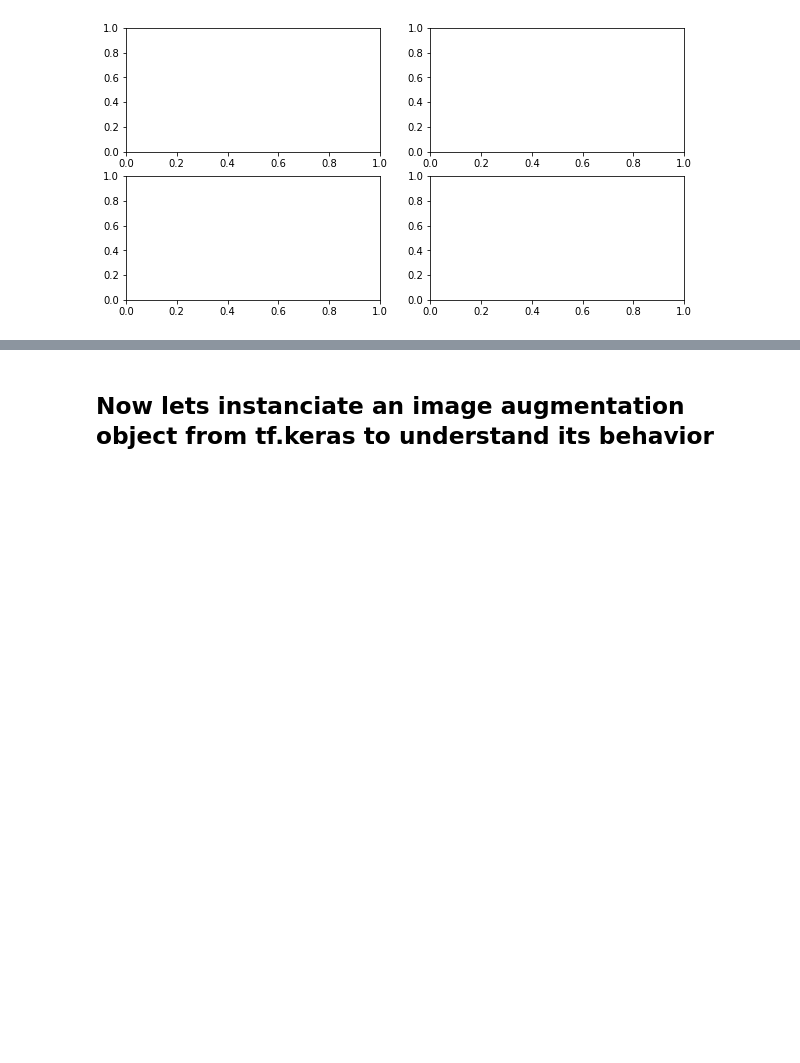
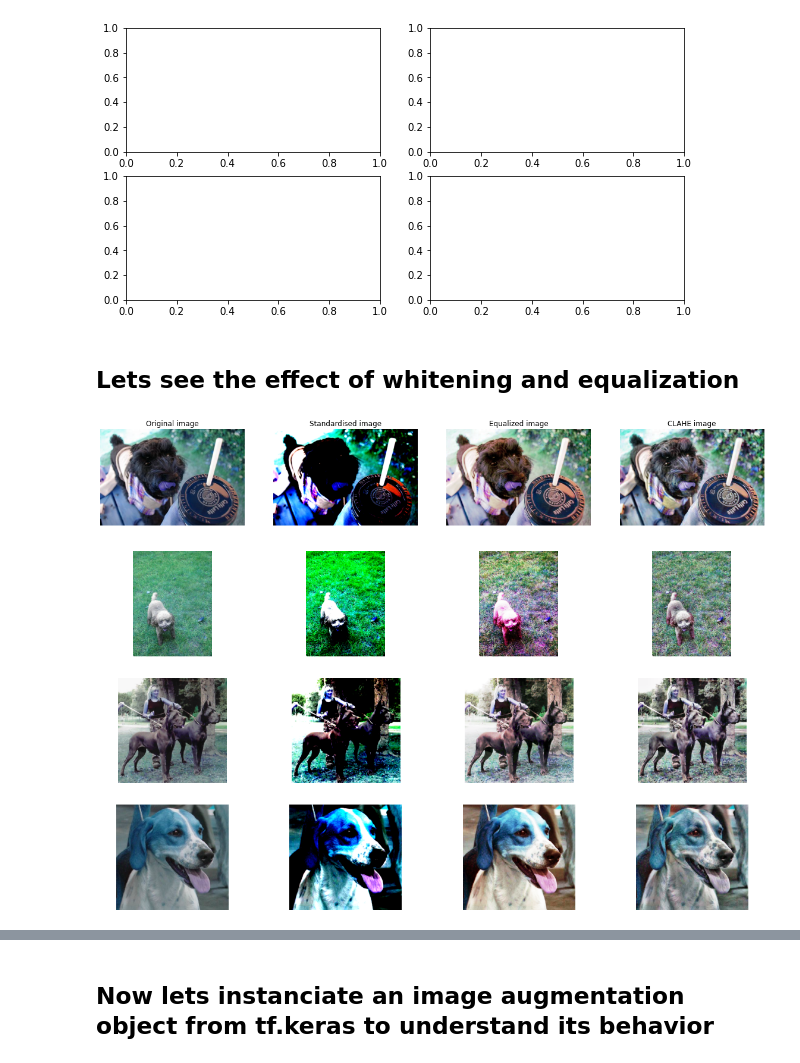
Before and after one commit to Jeremynadal33/classify_stanford_dogs, a Jupyter notebook: baseline.ipynb, the cells around one changed output, grey strips where cells are left out. Drawn from its saved outputs; the diff is of its cells as text; code cells hidden in the pictures; blank space fills up the shorter version.

Commit message:
Added CLAHE pre-processing

```diff
--- a/baseline.ipynb
+++ b/baseline.ipynb
@@ -128,3 +128,62 @@ plt.show()
 # %% [output]
 NameError: ignored
 [figure]
+# %% [markdown]
+## Lets see the effect of whitening and equalization
+# %%
+def CLAHE_rgb(img):
+  clahe = cv2.createCLAHE(clipLimit=2.0, tileGridSize=(8,8))
+
+  new = np.zeros(img.shape, dtype = int)
+  new[:,:,0] = clahe.apply(img[:,:,0])
+  new[:,:,1] = clahe.apply(img[:,:,1])
+  new[:,:,2] = clahe.apply(img[:,:,2])
+
+  return new
+
+def equalize_rgb(img):
+  new = np.zeros(img.shape, dtype = int)
+  new[:,:,0] = cv2.equalizeHist(img[:,:,0])
+  new[:,:,1] = cv2.equalizeHist(img[:,:,1])
+  new[:,:,2] = cv2.equalizeHist(img[:,:,2])
+
+  return new
+# %%
+baseline_train = baseline_dir+'train/'+baseline_species[0]+'/'
+path_test = baseline_train + os.listdir(baseline_train)[0]
+species = os.listdir(baseline_dir+'train/')
+
+fig, axes = plt.subplots(4, 4, figsize=(20, 15))
+
+for specie in range(len(species)):
+  path = baseline_dir+'train/'+species[specie] +'/' + os.listdir(baseline_dir+'train/'+species[specie])[0]
+  img = cv2.imread(path,1)
+
+  imgs = [img]
+  imgs.append( tf.image.per_image_standardization(img) )
+  imgs.append( equalize_rgb(img) )
+  imgs.append( CLAHE_rgb(img) )
+
+  # Adaptive Equalization
+  #imgs.append( exposure.equalize_adapthist(img, clip_limit=0.03) )
+
+  for idx in range(len(imgs)):
+    axes[specie,idx].imshow(imgs[idx])
+    axes[specie,idx].axis('off')
+
+axes[0,0].set_title('Original image')
+axes[0,1].set_title('Standardised image')
+axes[0,2].set_title('Equalized image')
+axes[0,3].set_title('CLAHE image')
+
+axes[0,0].set_ylabel(species[0].split('-')[1])
+axes[0,1].set_ylabel(species[1].split('-')[1])
+axes[0,2].set_ylabel(species[2].split('-')[1])
+axes[0,3].set_ylabel(species[3].split('-')[1])
+
+
+plt.savefig(png_dir+'pre-processing.png')
+
+plt.show()
+# %% [output]
+[figure, added]
```
Also changed, not shown: parts of 10 cells of this notebook.
